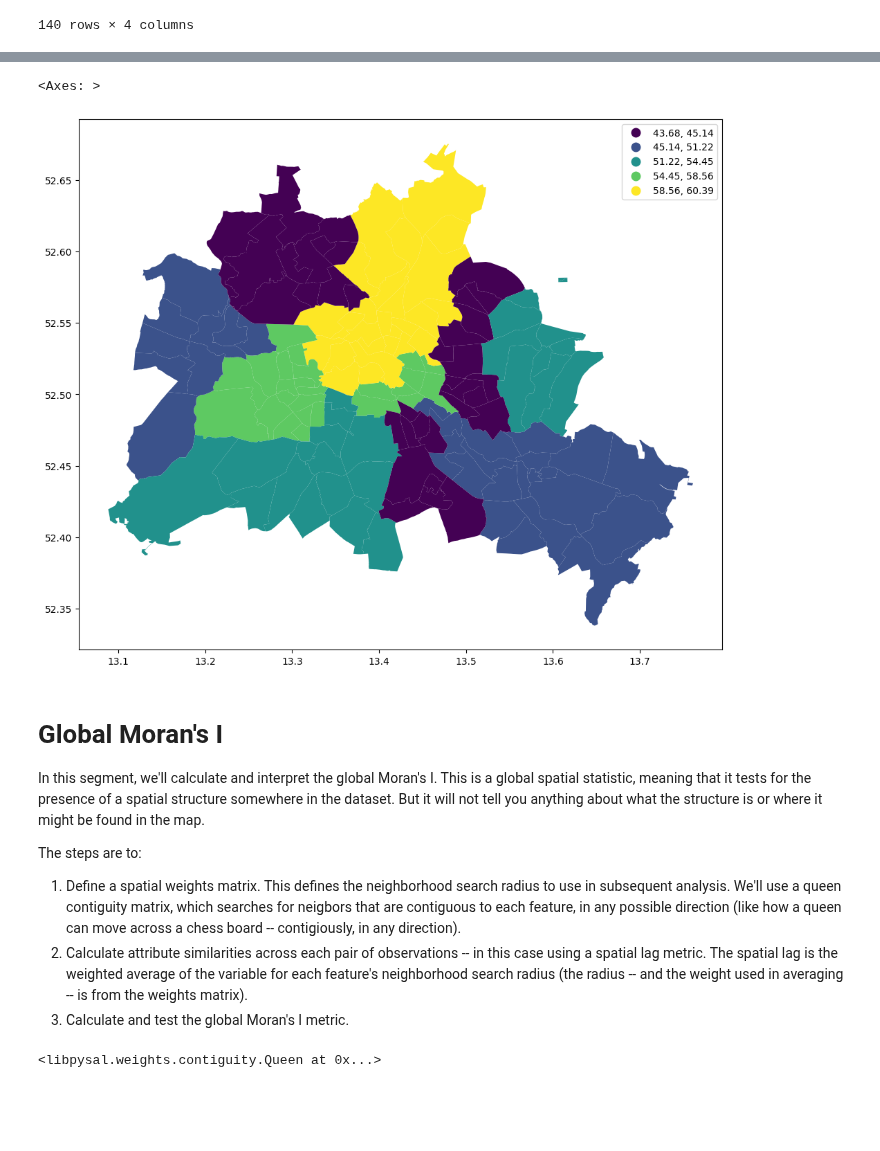
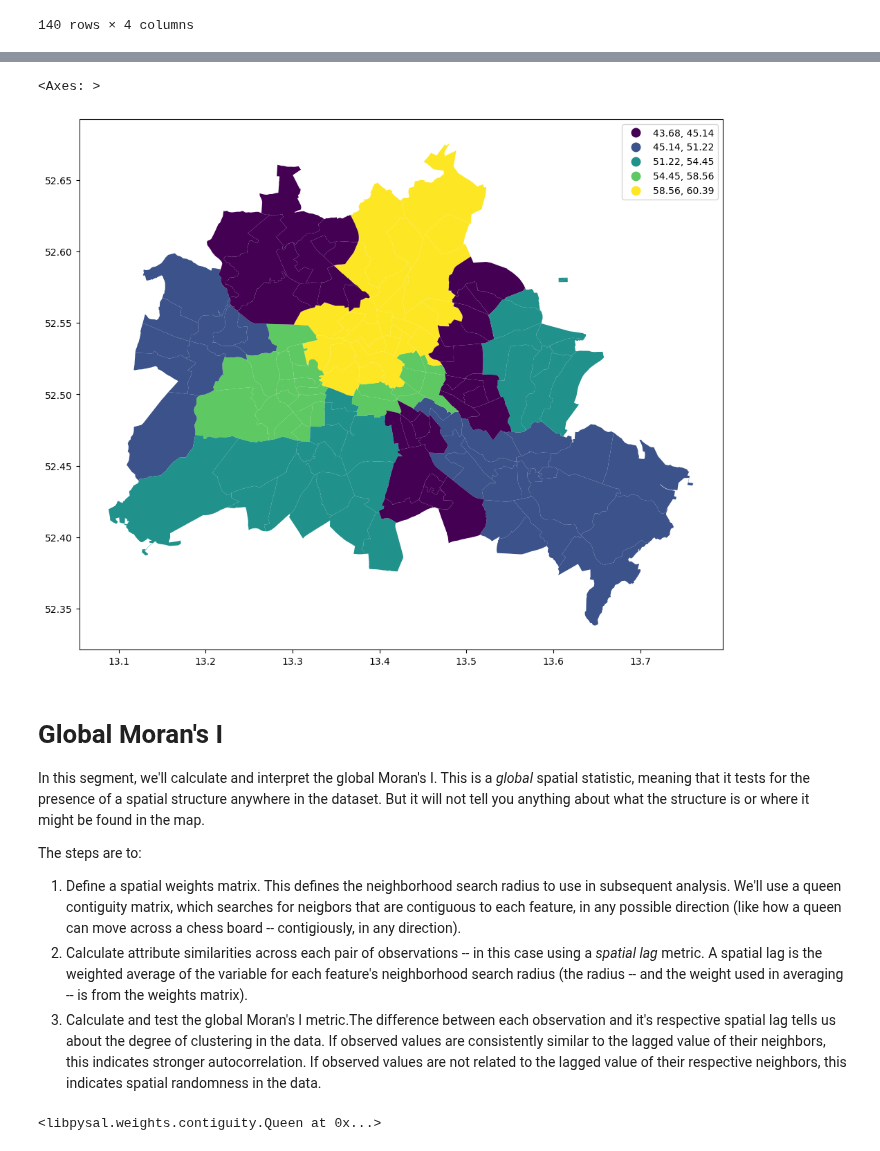
Before and after one commit to johnlauermann/info-612-advanced-gis, a Jupyter notebook: spatial_autocorrelation_pysal.ipynb, the cells around one changed output, grey strips where cells are left out. Cells and saved outputs as stored; diff of their text form; code cells hidden in the pictures; blank space fills up the shorter version.

Commit message:
local/bivariate moran documentation

```diff
--- a/spatial_autocorrelation_pysal.ipynb
+++ b/spatial_autocorrelation_pysal.ipynb
@@ -219,29 +220,27 @@ gdf.plot(column="price_mean")
 # %%
 # now reclassify the choropleth into quantiles
 # define a legend
 fig, ax = plt.subplots(figsize=(12, 10),
-                        subplot_kw={"aspect": "equal"}
-                        )
+                        subplot_kw={"aspect": "equal"})
 
 # create the new plot
 gdf.plot(column="price_mean",
          scheme="Quantiles",
          k=5,
          cmap="viridis",
          legend=True,
-         ax=ax
-         )
+         ax=ax)
 # %% [output]
 <Axes: >
-[figure, old version]
+[figure, new version]
 # %% [markdown]
 # Global Moran's I
-In this segment, we'll calculate and interpret the global Moran's I. This is a global spatial statistic, meaning that it tests for the presence of a spatial structure somewhere in the dataset. But it will not tell you anything about what the structure is or where it might be found in the map.
+In this segment, we'll calculate and interpret the global Moran's I. This is a _global_ spatial statistic, meaning that it tests for the presence of a spatial structure anywhere in the dataset. But it will not tell you anything about what the structure is or where it might be found in the map.
 
 The steps are to:
 1) Define a spatial weights matrix. This defines the neighborhood search radius to use in subsequent analysis. We'll use a queen contiguity matrix, which searches for neigbors that are contiguous to each feature, in any possible direction (like how a queen can move across a chess board -- contigiously, in any direction).
-2) Calculate attribute similarities across each pair of observations -- in this case using a spatial lag metric. The spatial lag is the weighted average of the variable for each feature's neighborhood search radius (the radius -- and the weight used in averaging -- is from the weights matrix).
-3) Calculate and test the global Moran's I metric.
+2) Calculate attribute similarities across each pair of observations -- in this case using a _spatial lag_ metric. A spatial lag is the weighted average of the variable for each feature's neighborhood search radius (the radius -- and the weight used in averaging -- is from the weights matrix).
+3) Calculate and test the global Moran's I metric.The difference between each observation and it's respective spatial lag tells us about the degree of clustering in the data. If observed values are consistently similar to the lagged value of their neighbors, this indicates stronger autocorrelation. If observed values are not related to the lagged value of their respective neighbors, this indicates spatial randomness in the data.
 # %%
 # create a spatial weights matrix to assess spatial similarity
 df = gdf # this needs a data frame, non-spatial
```
Also changed, not shown: parts of 15 cells of this notebook.
